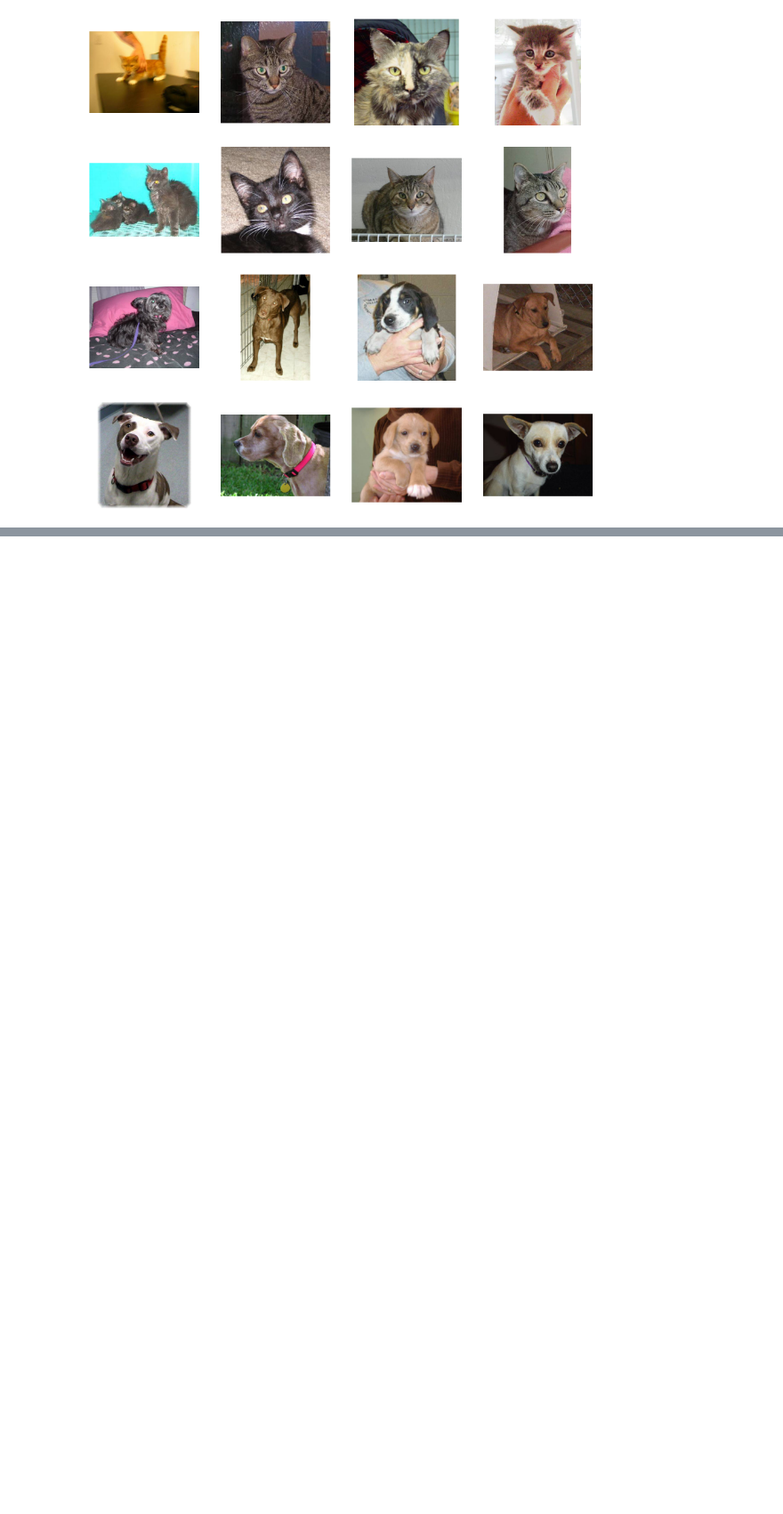
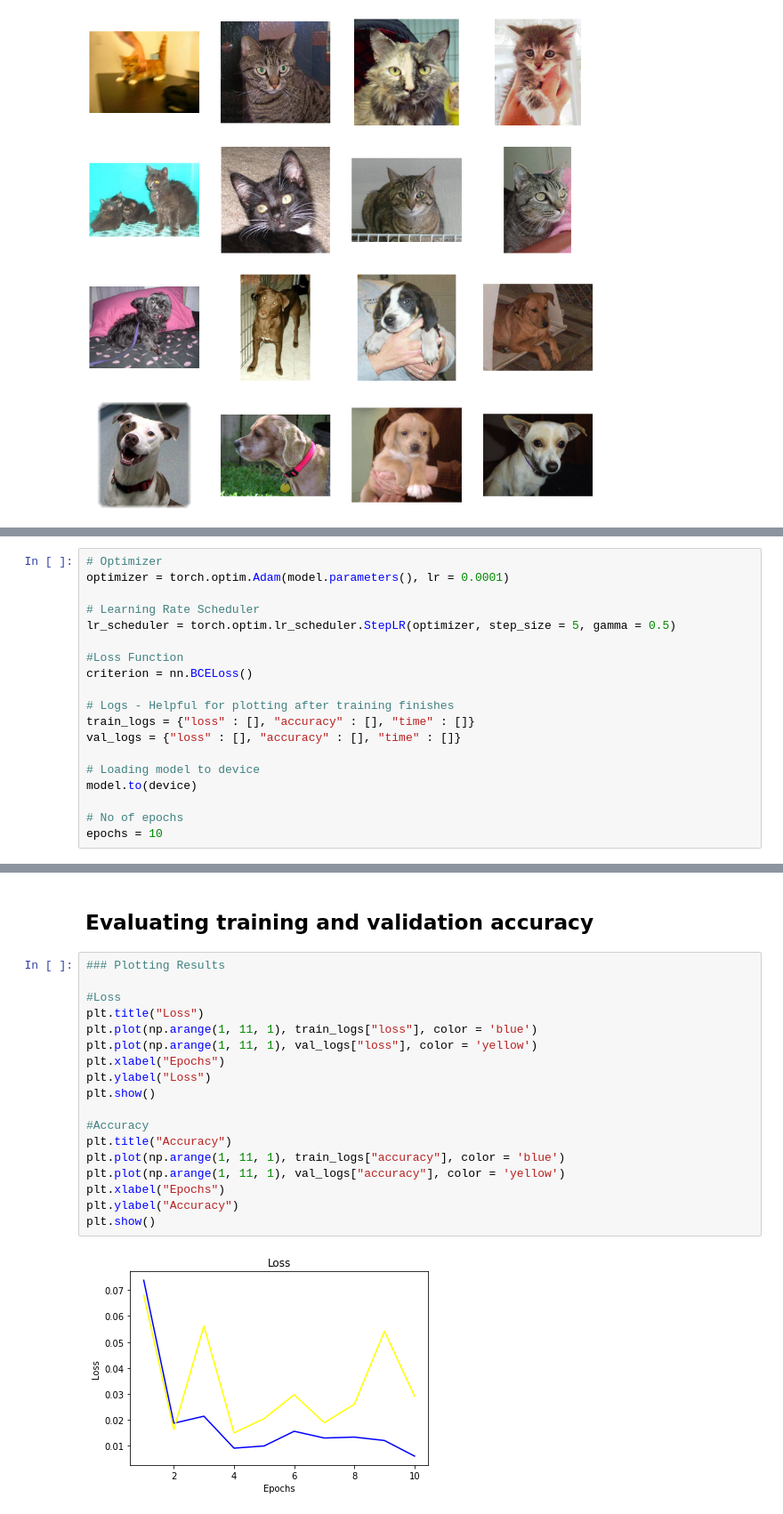
Before and after one commit to UmbertoJr/OptimizationMethodsAndAnlgorithms_UNIMORE, a Jupyter notebook: CatsVSDogs.ipynb, the cells around one changed output, grey strips where cells are left out. Shown at 89% size. Drawn from its saved outputs; the diff is of its cells as text; blank space fills up the shorter version.

```diff
--- a/CatsVSDogs.ipynb
+++ b/CatsVSDogs.ipynb
@@ -136,0 +307,19 @@ import matplotlib.pyplot as plt
+# %%
+# Optimizer
+optimizer = torch.optim.Adam(model.parameters(), lr = 0.0001)
+
+# Learning Rate Scheduler
+lr_scheduler = torch.optim.lr_scheduler.StepLR(optimizer, step_size = 5, gamma = 0.5)
+
+#Loss Function
+criterion = nn.BCELoss()
+
+# Logs - Helpful for plotting after training finishes
+train_logs = {"loss" : [], "accuracy" : [], "time" : []}
+val_logs = {"loss" : [], "accuracy" : [], "time" : []}
+
+# Loading model to device
+model.to(device)
+
+# No of epochs
+epochs = 10
@@ -136,0 +484,22 @@ import matplotlib.pyplot as plt
+# %% [markdown]
+## Evaluating training and validation accuracy
+# %%
+### Plotting Results
+
+#Loss
+plt.title("Loss")
+plt.plot(np.arange(1, 11, 1), train_logs["loss"], color = 'blue')
+plt.plot(np.arange(1, 11, 1), val_logs["loss"], color = 'yellow')
+plt.xlabel("Epochs")
+plt.ylabel("Loss")
+plt.show()
+
+#Accuracy
+plt.title("Accuracy")
+plt.plot(np.arange(1, 11, 1), train_logs["accuracy"], color = 'blue')
+plt.plot(np.arange(1, 11, 1), val_logs["accuracy"], color = 'yellow')
+plt.xlabel("Epochs")
+plt.ylabel("Accuracy")
+plt.show()
+# %% [output]
+[figure, added]
```
Also changed, not shown: parts of 21 cells of this notebook.
